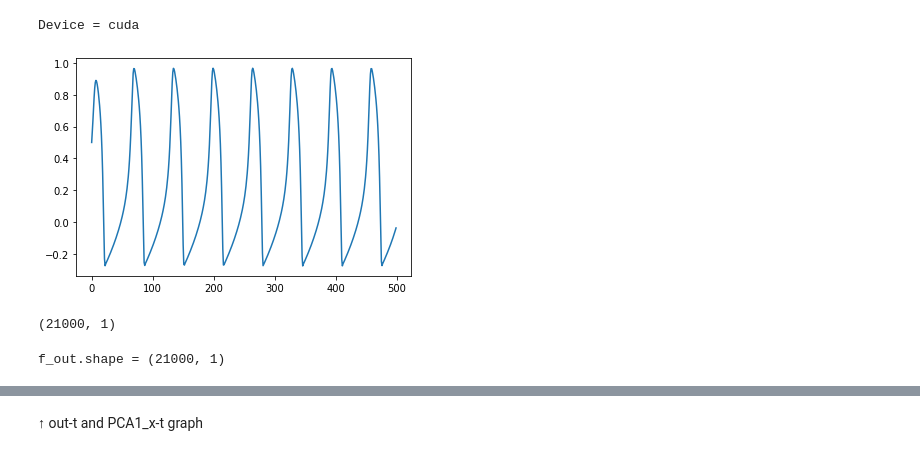
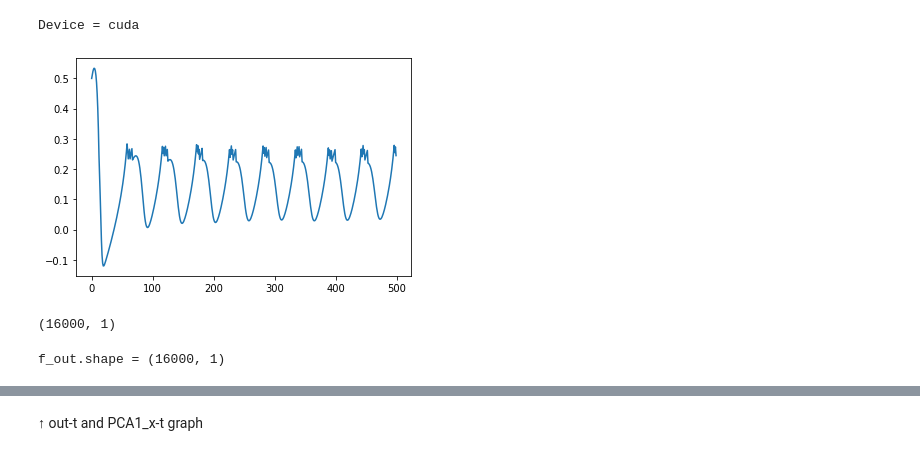
Before and after one commit to aw02m/Spiking_neural_networks, a Jupyter notebook: notebooks/spiking_positive_beta.ipynb, the cells around one changed output, grey strips where cells are left out. Cells and saved outputs as stored; diff of their text form; code cells hidden in the pictures.

```diff
--- a/notebooks/spiking_positive_beta.ipynb
+++ b/notebooks/spiking_positive_beta.ipynb
@@ -11,7 +11,8 @@ print(f"Device = {device.type}")
 Device = cuda
 # %%
 # params_spiking = KNNetParameters(eps = 0.015, beta = 0.0, d = 0.26, a = 0.25, J = 0.1081 + 0.1)
-params_spiking = KNNetParameters(eps = 0.02, beta = 0.5, d = 0.26, a = 0.25, J = 0.1081 + 0.1)
+# params_spiking = KNNetParameters(eps = 0.015, beta = 0.03, d = 0.26, a = 0.25, J = 0.1081 + 0.1)
+params_spiking = KNNetParameters(eps = 0.015, beta = 0.05, d = 0.26, a = 0.25, J = 0.15)
 
 def one_neuron(x0, y0, iteration, p: KNNetParameters):
     """The dynamics of one neuron. Return x, y."""
@@ -27,19 +28,20 @@ def one_neuron(x0, y0, iteration, p: KNNetParameters):
         y[i + 1] = y[i] + p.eps * (x[i] - p.J)
     return x, y
 # %%
-imin = 0; icrit = 20000; nt = 21000
+imin = 0; icrit = 15000; nt = 16000
+# imin = 0; icrit = 20000; nt = 21000
 f_out, _ = one_neuron(.5, 0, nt, params_spiking)
 %matplotlib inline
 plt.figure()
 plt.plot(f_out[0:500])
 plt.show()
 plt.close()
 # %% [output]
-[figure, old version]
+[figure, new version]
 # %%
 f_out = f_out.reshape(f_out.shape[0], 1)
 print(f_out.shape)
 # %% [output]
-(21000, 1)
+(16000, 1)
 # %%
 input_size = 0
@@ -69,7 +73,7 @@ fl = ForceLearn(net=net, lp=lp, save_states=True)
 f_out = f_out.reshape((f_out.shape[0], 1))
 print(f"f_out.shape = {f_out.shape}")
 # %% [output]
-f_out.shape = (21000, 1)
+f_out.shape = (16000, 1)
 # %%
 train_logs, states = fl.train(target_outputs=f_out, state=initial_state)
 # %%
```
Also changed, not shown: parts of 18 cells of this notebook.
